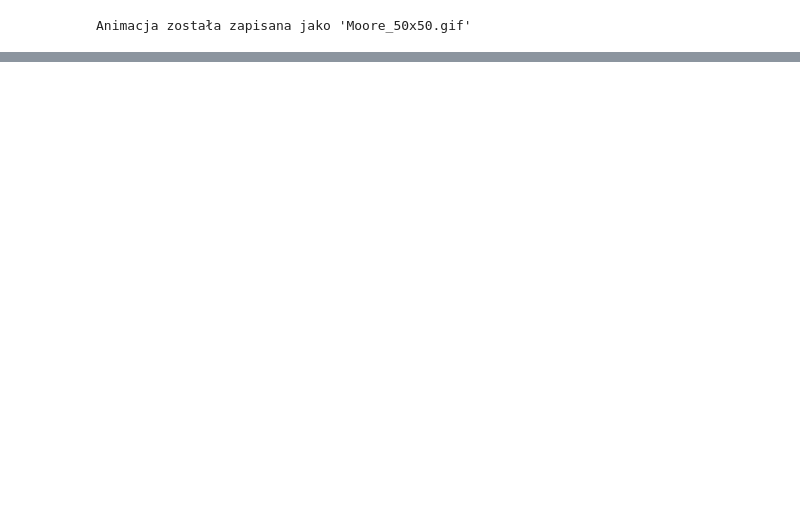
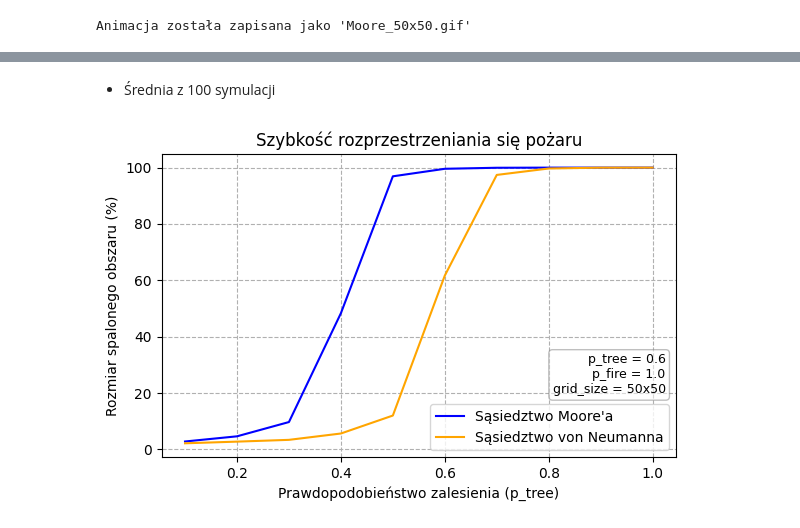
Before and after one commit to JKrempinska/fire-spread-percolation, a Jupyter notebook: fire.ipynb, the cells around one changed output, grey strips where cells are left out. Drawn from its saved outputs; the diff is of its cells as text; code cells hidden in the pictures; blank space fills up the shorter version.

```diff
--- a/fire.ipynb
+++ b/fire.ipynb
@@ -139,0 +226,5 @@ Animacja została zapisana jako 'Moore_50x50.gif'
+# %%
+M = 200
+p_fire = 1
+p_tree_values = np.arange(0.1, 1.1, 0.1)
+size = 50
@@ -139,0 +260,43 @@ Animacja została zapisana jako 'Moore_50x50.gif'
+# %% [markdown]
+- Średnia z 100 symulacji
+# %%
+N = 100
+M = 200
+p_fire = 1
+p_tree_values = np.arange(0.1, 1.1, 0.1)
+size = 50
+# %%
+burned_neumann_v4 = np.zeros((len(p_tree_values), N))
+burned_moore_v4 = np.zeros((len(p_tree_values), N))
+
+for j in range(N):
+    for i, p_tree in enumerate(p_tree_values):
+        burned_neumann, _ = how_much_burned(size, p_fire=p_fire, p_tree=p_tree, neighborhood="von_neumann", M=M)
+        burned_moore, _ = how_much_burned(size, p_fire=p_fire, p_tree=p_tree, neighborhood="moore", M=M)
+
+        burned_neumann_v4[i, j] = burned_neumann[-1]
+        burned_moore_v4[i, j] = burned_moore[-1]
+
+avg_burned_neumann_v2 = np.mean(burned_neumann_v4, axis=1)
+avg_burned_moore_v2 = np.mean(burned_moore_v4, axis=1)
+# %%
+plt.figure(figsize=(6, 4))
+plt.plot(p_tree_values, avg_burned_moore_v2, label="Sąsiedztwo Moore'a", color="blue")
+plt.plot(p_tree_values, avg_burned_neumann_v2, label="Sąsiedztwo von Neumanna", color="orange")
+plt.xlabel('Prawdopodobieństwo zalesienia (p_tree)')
+plt.ylabel('Rozmiar spalonego obszaru (%)')
+plt.title('Szybkość rozprzestrzeniania się pożaru')
+param_text = f"p_tree = {0.6}\np_fire = {1.0}\ngrid_size = {size}x{size}"
+plt.text(0.98, 0.2, param_text,
+         transform=plt.gca().transAxes,
+         fontsize=9,
+         verticalalignment='bottom',
+         horizontalalignment='right',
+         bbox=dict(boxstyle='round', facecolor='white', edgecolor='gray', alpha=0.5))
+plt.legend(loc = "lower right")
+plt.grid(True, linestyle = '--')
+plt.tight_layout()
+#plt.savefig("avg100_burned_vs_tree.png", dpi=300)
+plt.show()
+# %% [output]
+[figure, added]
```
Also changed, not shown: parts of 15 cells of this notebook.
